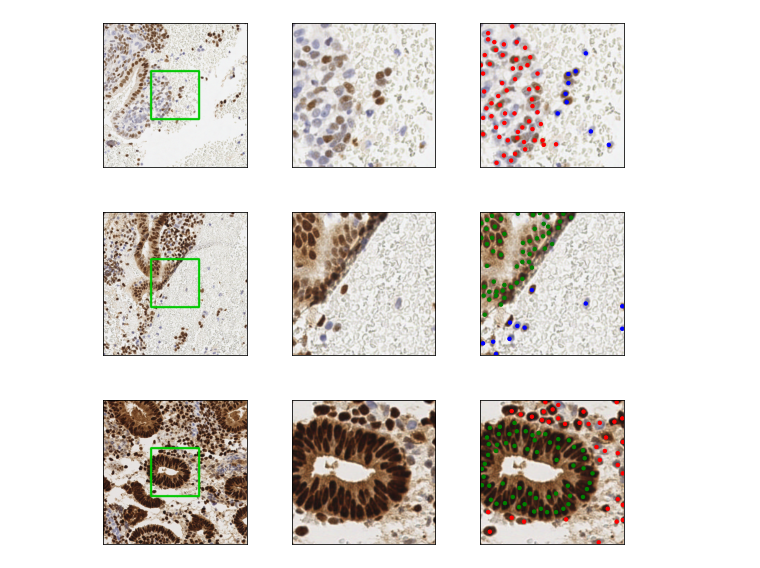
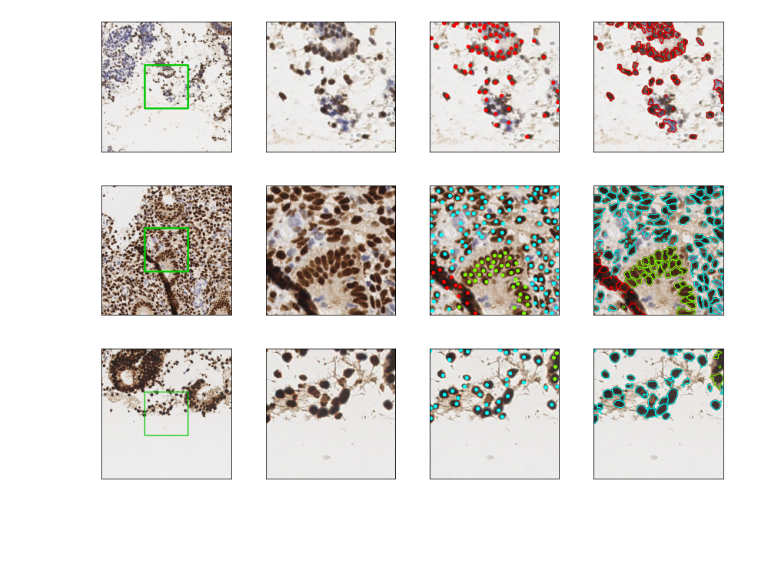
Before and after one commit to ispras/endometrium-dataset-analysis, a Jupyter notebook: notebooks/images_with_context.ipynb, the cells around one changed output. Saved outputs shown, nothing was run; the diff lists cells and outputs as text; code cells hidden in the pictures; blank space fills up the shorter version.

Commit message:
Minor changes in images_with_context notebook

```diff
--- a/notebooks/images_with_context.ipynb
+++ b/notebooks/images_with_context.ipynb
@@ -10,13 +13,16 @@ from endoanalysis.keypoints import load_keypoints
 # %%
 NUM_IMAGES=3
-FIGSIZE = 8
+FIGSIZE = 12
 POINTS_SIZE = 3
-CMAP = {0:"red", 1: "green", 2: "blue"}
+TARGET_SIZE=(256,256)
+CMAP = {0:"cyan", 1: "chartreuse", 2: "red"}
+
 images_dir = "../data/Dataset/images/Bulk/Pathologists/"
 images_context_dir = "../data/Dataset/images_context//Bulk/Pathologists/"
 labels_dir = "../data/Dataset/labels/Bulk/Pathologists/"
+propagator = NucleiPropagator(window_size = 100, min_area=12, max_area=789,average_area=16)
 # %%
 all_ids = [x for x in  os.listdir(images_dir)]
 # %%
-ids_chosen = ['1698.png', '3306.png', '2270.png']
+ids_chosen = ['1313.png', '223.png', '1541.png']
 # %%
@@ -43,27 +91,54 @@ for image_context in images_context_batch:
+# %%
+class_labels = [0.,1.,2.]
+# %%
+for label in class_labels:
+    keypoints_label = keypoints[keypoints.classes == label]
+    masks, borders = propagator.generate_masks(image, keypoints)
+    masks = propagator.masks_to_image_size(image, masks, borders)
+    color = mcolors.to_rgb(CMAP[class_labels[0]])
+    color = tuple(int(x*255) for x in color)
+    contoured_masks = propagator.generate_contoured_masks(masks, alpha=0.7, color = color, dilate = True)
 # %%
 
-fig, ax = plt.subplots( NUM_IMAGES, 3, figsize= (FIGSIZE,FIGSIZE* NUM_IMAGES/3))
+fig, ax = plt.subplots( NUM_IMAGES, 4, figsize= (FIGSIZE,FIGSIZE* NUM_IMAGES/4))
 fig.tight_layout()
 for image_i, (image, image_context, keypoints )in enumerate(zip(images_batch, images_context_batch, keypoints_batch)):
     ax[image_i, 0].imshow(image_context)
     ax[image_i, 1].imshow(image)
     ax[image_i, 2].imshow(image)
-    for keypoint in keypoints:
-        color = CMAP[keypoint[2]]
-        patch = patches.Circle((keypoint[0], keypoint[1]), color=color, radius=POINTS_SIZE)
+    x_coords = keypoints.x_coords()
+    y_coords = keypoints.y_coords()
+    for x, y, label in zip(keypoints.x_coords(), keypoints.y_coords(), keypoints.classes()):
+        color = CMAP[label]
+        patch = patches.Circle((x, y), color=color, radius=POINTS_SIZE)
         ax[image_i, 2].add_patch(patch)
 
-    for i in range(3):
+
+    ax[image_i, 3].imshow(image)
+    for label in class_labels:
+        keypoints_label = keypoints[keypoints.classes() == label]
+
+        masks, borders = propagator.generate_masks(image, keypoints_label)
+        masks = propagator.masks_to_image_size(image, masks, borders)
+        color = mcolors.to_rgb(CMAP[label])
+        color = tuple(int(x*255) for x in color)
+        contoured_masks = propagator.generate_contoured_masks(masks, alpha=1., color = color, dilate = True)
+
+        for mask in contoured_masks:
+            ax[image_i, 3].imshow(mask)
+
+
+    for i in range(4):
         ax[image_i,i].tick_params(
             axis='both',
             which='both',
             bottom=False,
             left=False,
             labelbottom=False,
             labelleft=False
         )
 
 
 fig.savefig("figs/images_context.png")
 # %% [output]
-[figure, old version]
+[figure, new version]
```
Also changed, not shown: parts of 6 cells of this notebook.
